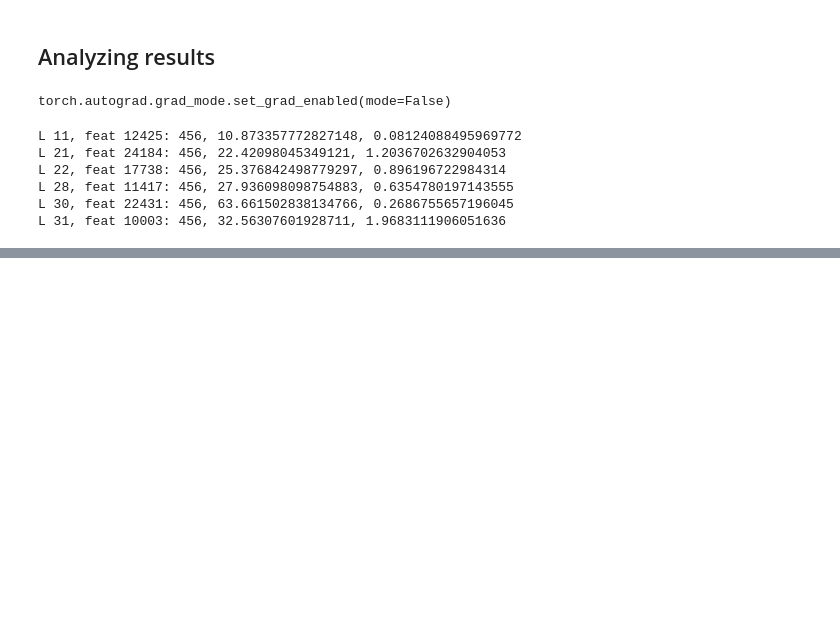
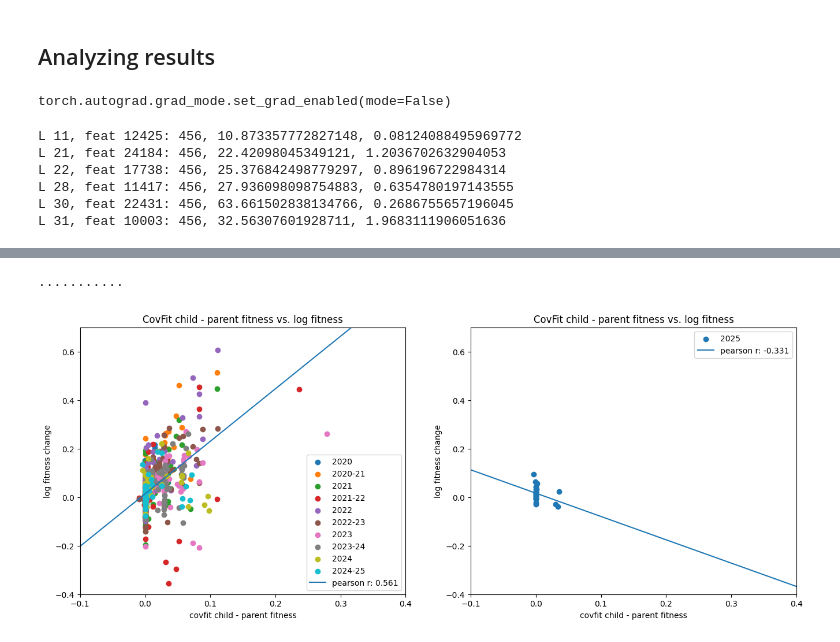
Before and after one commit to blab/mutational-embedding-vectors, a Jupyter notebook: notebooks/plm_circuits/ex27_plt_cont.ipynb, the cells around one changed output, grey strips where cells are left out. Cells and saved outputs as stored; diff of their text form; code cells hidden in the pictures; blank space fills up the shorter version.

```diff
--- a/notebooks/plm_circuits/ex27_plt_cont.ipynb
+++ b/notebooks/plm_circuits/ex27_plt_cont.ipynb
@@ -1079,0 +1190,4 @@ print(best_nodes)
+# %%
+mlr_data = pd.read_csv("../../data/tmp/parent_child_fitness.tsv",sep = "\t")
+# fixing small bug
+mlr_data.loc[mlr_data["spike"] == "-66. + Median[{}]", "spike"] = -66
@@ -1079,0 +1241,6 @@ print(best_nodes)
+# %%
+fasta_file = f"../../data/tmp/output.fasta"
+lineage_data = load_sequences(fasta_file)
+lineage_seq_names, lineage_seq = list(zip(*list(lineage_data.items())))
+
+name_to_seq_dict = {n:s for (n,s) in zip(lineage_seq_names, lineage_seq)}
@@ -1079,0 +1270,43 @@ print(best_nodes)
+# %%
+xlow = -0.1
+xhigh = 0.4
+
+fig, ax = plt.subplots(1,2,figsize=(16,6))
+
+# covfit, fitness
+bef24_vals = [[], []]
+aft24_vals = [[], []]
+
+for timepoint in np.unique(mlr_data["datapoint"]):
+    print(".", end="")
+    time_idx = (mlr_data["datapoint"] == timepoint)
+
+    covfit_preds, fitness_vals = get_covfit_preds(mlr_data["parent-child"][time_idx], mlr_data["fitness"][time_idx])
+    if timepoint < "2025":
+        ax[0].scatter(covfit_preds, fitness_vals, label=timepoint)
+        bef24_vals[0].extend(covfit_preds)
+        bef24_vals[1].extend(fitness_vals)
+    else:
+        ax[1].scatter(covfit_preds, fitness_vals, label=timepoint)
+        aft24_vals[0].extend(covfit_preds)
+        aft24_vals[1].extend(fitness_vals)
+print()
+
+
+corr0, best_fit0 = calc_stats(bef24_vals[0], bef24_vals[1], [xlow,xhigh])
+ax[0].plot(np.linspace(xlow, xhigh), best_fit0, label="pearson r: %-.3f"%corr0)
+
+corr1, best_fit1 = calc_stats(aft24_vals[0], aft24_vals[1], [xlow,xhigh])
+ax[1].plot(np.linspace(xlow, xhigh), best_fit1, label="pearson r: %-.3f"%corr1)
+
+for a in ax:
+    a.set_ylim([-.4, 0.7])
+    a.set_xlim([xlow,xhigh])
+    a.set_xlabel("covfit child - parent fitness")
+    a.set_ylabel("log fitness change")
+    a.set_title("CovFit child - parent fitness vs. log fitness")
+    a.legend()
+plt.show()
+# %% [output]
+...........
+[figure, added]
```
Also changed, not shown: parts of 20 cells of this notebook.
